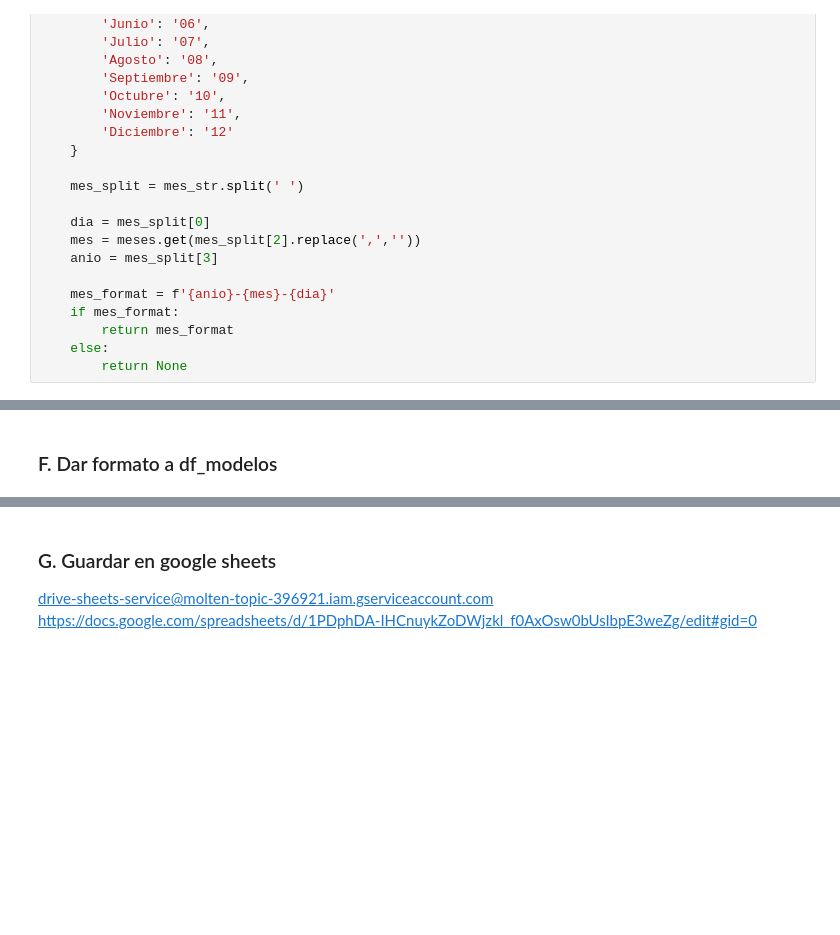
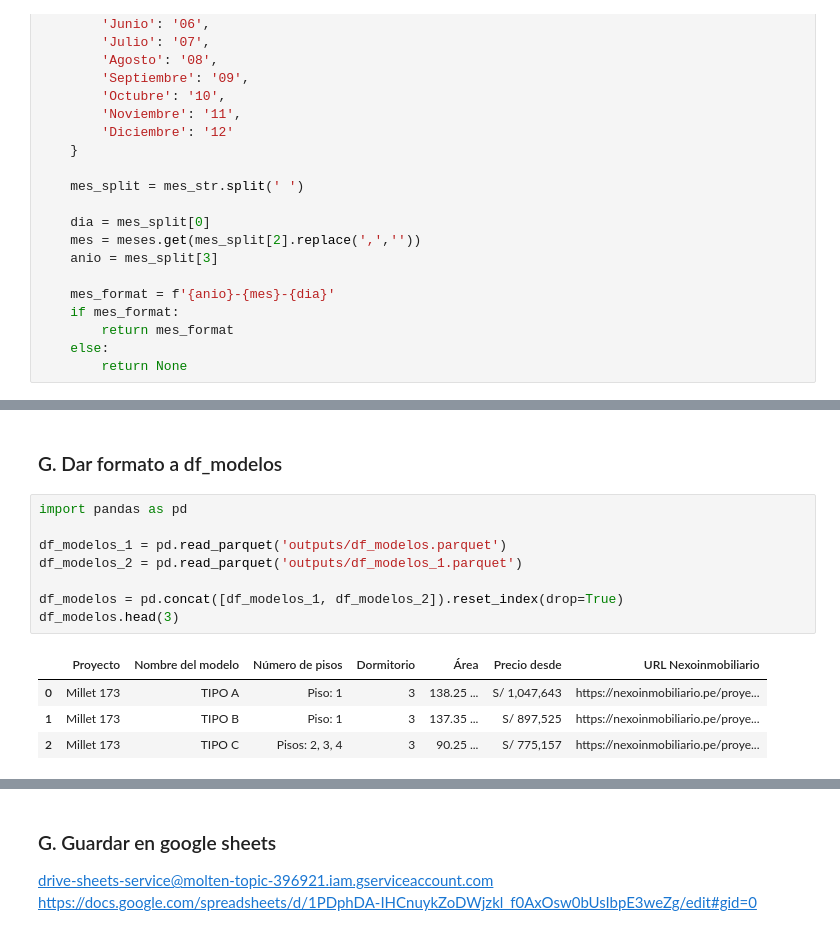
Before and after one commit to NahumFGz/NexoInmobiliarioScrapper, a Jupyter notebook: v2 - Scrapp.ipynb, the cells around one changed output, grey strips where cells are left out. Cells and saved outputs as stored; diff of their text form; blank space fills up the shorter version.

```diff
--- a/v2 - Scrapp.ipynb
+++ b/v2 - Scrapp.ipynb
@@ -492,3 +488,16 @@ URL Nexoinmobiliario            object
 dtype: object
 # %% [markdown]
-### F. Dar formato a df_modelos
+### G. Dar formato a df_modelos
+# %%
+import pandas as pd
+
+df_modelos_1 = pd.read_parquet('outputs/df_modelos.parquet')
+df_modelos_2 = pd.read_parquet('outputs/df_modelos_1.parquet')
+
+df_modelos = pd.concat([df_modelos_1, df_modelos_2]).reset_index(drop=True)
+df_modelos.head(3)
+# %% [output]
+|  | Proyecto | Nombre del modelo | Número de pisos | Dormitorio | Área | Precio desde | URL Nexoinmobiliario |
+| 0 | Millet 173 | TIPO A | Piso: 1 | 3 | 138.25 ... | S/ 1,047,643 | https://nexoinmobiliario.pe/proye... |
+| 1 | Millet 173 | TIPO B | Piso: 1 | 3 | 137.35 ... | S/ 897,525 | https://nexoinmobiliario.pe/proye... |
+| 2 | Millet 173 | TIPO C | Pisos: 2, 3, 4 | 3 | 90.25 ... | S/ 775,157 | https://nexoinmobiliario.pe/proye... |
```
Also changed, not shown: parts of 17 cells of this notebook.
